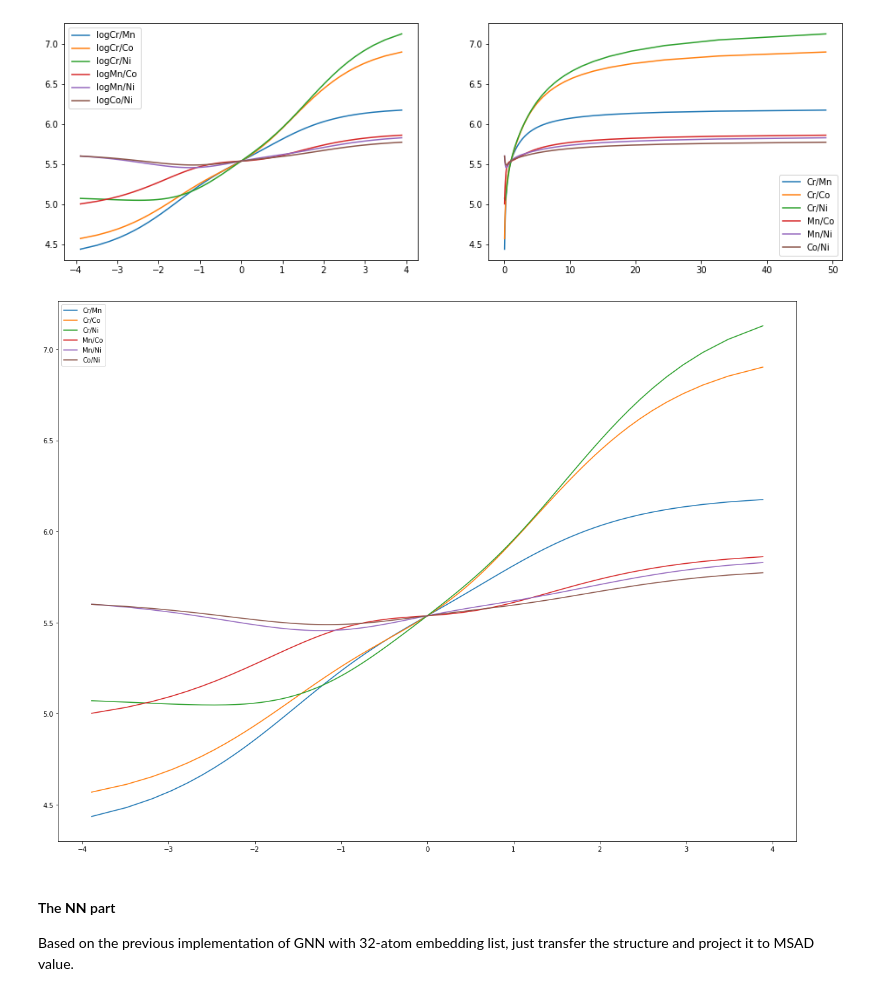
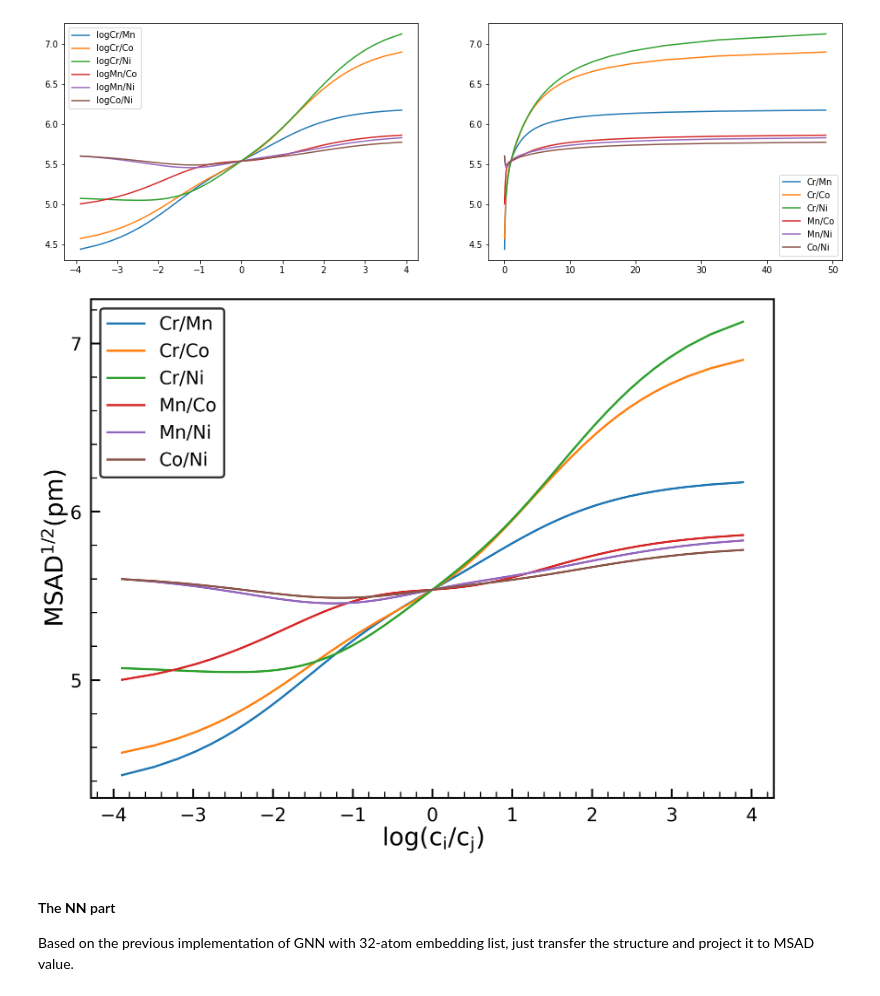
Before and after one commit to wzetto/MATools, a Jupyter notebook: CE_MC/cluster_ce_msad.ipynb, the cells around one changed output. Cells and saved outputs as stored; diff of their text form; code cells hidden in the pictures.

```diff
--- a/CE_MC/cluster_ce_msad.ipynb
+++ b/CE_MC/cluster_ce_msad.ipynb
@@ -1698,7 +1689,7 @@ chosen_embed_1 = np.load('./runs/demo/20230103/chosen_embed.npy')
 
 msad_all = np.concatenate([msad_list, msad_list_ab], axis=0)
 weight_chosen = genetic.embed_extra(embed_book, weight_list, chosen_embed_1)
-weight_chosen_all = genetic.embed_extra(embed_book, weight_list_all, chosen_embed_)
+weight_chosen_all = genetic.embed_extra(embed_book, weight_list_all, chosen_embed_1)
 
 best_embed_dict = dict(zip(embed_type, chosen_embed_1))
 
@@ -2123,23 +2119,63 @@ pth_sav = './runs/demo/20230112_result/'
 # Save the dict
 with open(f'{pth_sav}ce_ratioresult.pkl', 'wb') as f:
     pickle.dump(ce_ratioresult, f)
-# %%
-# Load the dict
-with open(f'{pth_sav}ce_ratioresult.pkl', 'rb') as f:
-    ce_ratioresult = pickle.load(f)
-
-embed_type = ['Cr', 'Mn', 'Co', 'Ni']
-fig = plt.figure(figsize=(20, 15))
-for i, j in combinations(range(4), 2):
-    pair_type = embed_type[i] + '/' + embed_type[j]
-    ratio_ = np.log(ce_ratioresult[pair_type+'_ratio'])
-    msad_ = ce_ratioresult[pair_type+'_msad']
-    plt.plot(ratio_, msad_, label=pair_type)
-
-plt.legend()
-plt.show()
-# %% [output]
-[figure, removed]
+# %%
+# Load the dict
+import pickle
+import numpy as np
+import matplotlib.pyplot as plt
+from itertools import combinations
+import matplotlib
+
+pth_sav = './runs/demo/20230112_result/'
+with open(f'{pth_sav}ce_ratioresult.pkl', 'rb') as f:
+    ce_ratioresult = pickle.load(f)
+
+embed_type = ['Cr', 'Mn', 'Co', 'Ni']
+
+class MyLocator(matplotlib.ticker.AutoMinorLocator):
+    def __init__(self, n=5):
+        super().__init__(n=n)
+matplotlib.ticker.AutoMinorLocator = MyLocator
+
+new_ticksy = np.linspace(4, 8, 5)
+new_ticksx = np.linspace(-4, 4, 9)
+figsize = 40, 30
+figure, ax = plt.subplots(figsize = figsize)
+
+plt.tick_params(labelsize=23, which = 'major', length = 30, width = 6, direction='in', color = 'k')
+plt.tick_params(which = 'minor', length = 20, width = 4, direction='in', color = 'k')
+
+plt.rcParams["xtick.minor.visible"] =  True
+plt.rcParams["ytick.minor.visible"] =  True
+
+labels = ax.get_xticklabels() + ax.get_yticklabels()
+plt.ylabel('$\mathregular{MSAD^{1/2} (pm)}$', fontsize = 80, c = 'k')
+plt.xlabel('$\mathregular{\mathrm{log}(c_i/c_j}$)', fontsize = 80, c = 'k')
+plt.xticks(new_ticksx, c = 'k', fontsize = 60)
+plt.yticks(new_ticksy, c = 'k', fontsize = 60)
+
+ax.tick_params(pad = 30)
+bwith = 6
+ax.spines['bottom'].set_linewidth(bwith)
+ax.spines['left'].set_linewidth(bwith)
+ax.spines['top'].set_linewidth(bwith)
+ax.spines['right'].set_linewidth(bwith)
+
+for i, j in combinations(range(4), 2):
+    pair_type = embed_type[i] + '/' + embed_type[j]
+    ratio_ = np.log(ce_ratioresult[pair_type+'_ratio'])
+    msad_ = ce_ratioresult[pair_type+'_msad']
+    plt.plot(ratio_, msad_, label=pair_type, linewidth=7)
+
+legend = plt.legend(fontsize=60, edgecolor='black', )
+legend.set_frame_on(True)
+legend.get_frame().set_linewidth(7)
+legend.get_frame().set_edgecolor("k")
+
+plt.show()
+# %% [output]
+[figure, added]
 # %% [markdown]
 #### The **NN** part
 
```
Also changed, not shown: parts of 4 cells of this notebook, 30 other files.
